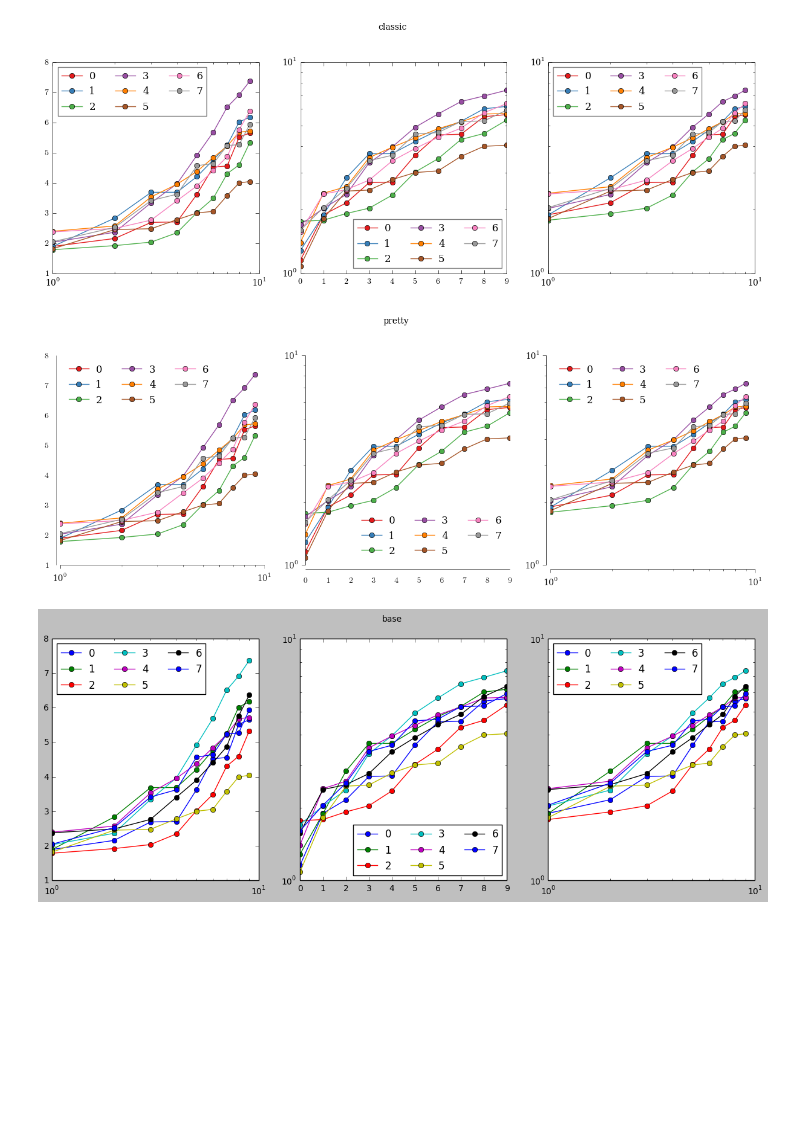
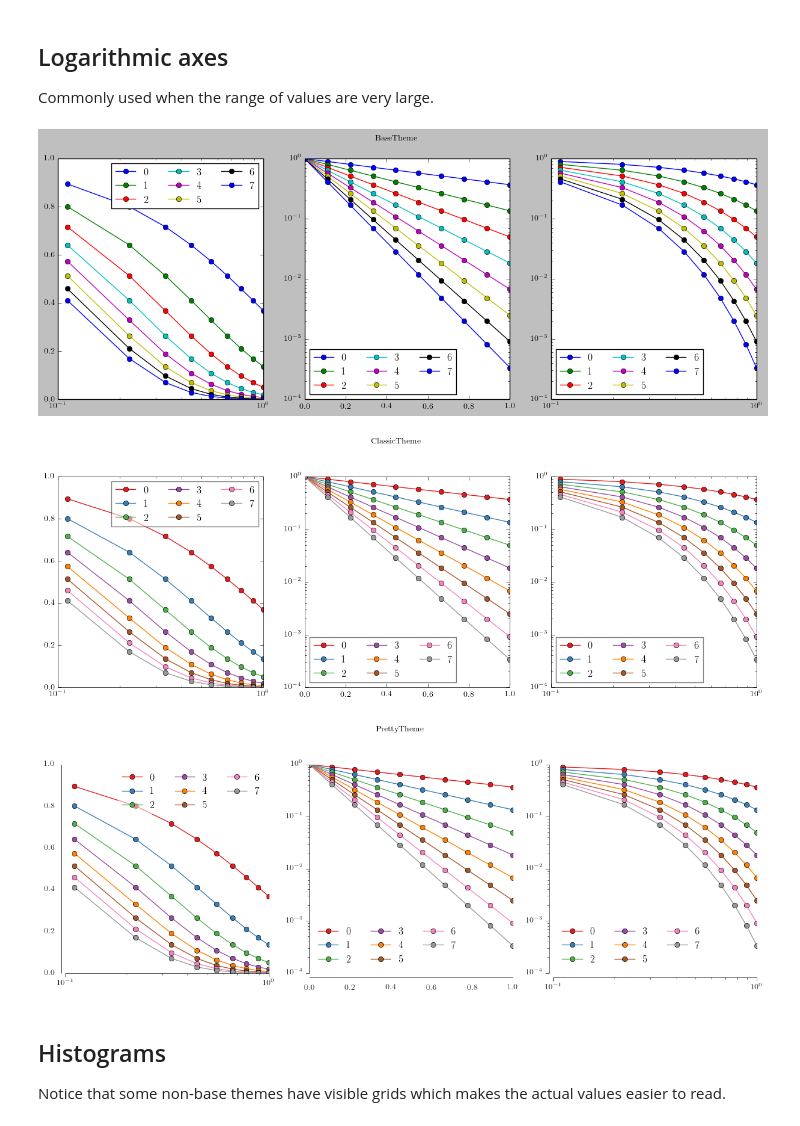
Before and after one commit to spacecowboy/pyplotthemes, a Jupyter notebook: README.ipynb, the cells around one changed output. Cells and saved outputs as stored; diff of their text form; code cells hidden in the pictures; blank space fills up the shorter version.

```diff
--- a/README.ipynb
+++ b/README.ipynb
@@ -44,0 +54,20 @@ from pyplotthemes import themes
+# %%
+def plottest(theme):
+    # Set the random seed for consistency
+    np.random.seed(0)
+
+    theme.figure(figsize=(5,4))
+
+    # Show the whole color range
+    for i in range(8):
+        y = np.random.normal(size=1000).cumsum()
+        x = np.arange(1000)
+
+        theme.plot(x, y, label=str(i))
+
+    theme.legend(loc='best', ncol=3)
+
+
+for name, theme in zip(names, themes):
+    plottest(theme)
+    theme.title(name)
@@ -44,0 +83,15 @@ from pyplotthemes import themes
+# %%
+def plottest(theme):
+    angle = np.linspace(0, 3*2*np.pi, 100)
+    r = np.linspace(0, 1, 100)
+
+    theme.figure(figsize=(5,4))
+    # Create a polar axes. Either polar=True, or projection='polar'
+    theme.axes(projection='polar')
+    # Then just call plot like normal
+    theme.plot(angle, r)
+
+
+for name, theme in zip(names, themes):
+    plottest(theme)
+    theme.title(name)
@@ -45,34 +102,38 @@ from pyplotthemes import themes
+# %% [markdown]
+## Logarithmic axes
+
+Commonly used when the range of values are very large.
 # %%
 def logtest(theme):
     theme.figure(figsize=(15,5))
 
     for sub in range(3):
-        # Set the random seed for consistency
-        np.random.seed(12)
         theme.subplot(131 + sub)
         # Show the whole color range
         for i in range(8):
-            y = 1 + np.random.uniform(size=10).cumsum()
-            x = np.arange(10)
+            x = np.linspace(0, 1, 10)
+            y = np.exp(-x*(i + 1))
 
             if sub == 0:
                 theme.semilogx(x, y, label=str(i), marker='o')
             elif sub == 1:
                 theme.semilogy(x, y, label=str(i), marker='o')
             else:
                 theme.loglog(x, y, label=str(i), marker='o')
 
             theme.legend(loc='best', ncol=3)
 
 
-for name, theme in themes.items():
-    if name != "base":
-        theme.latex = True
+for name, theme in zip(names, themes):
     logtest(theme)
     theme.gcf().suptitle(name)
 # %% [output]
-[figure, old version]
+[figure, new version]
-[figure, old version]
+[figure, new version]
-[figure, old version]
+[figure, new version]
+# %% [markdown]
+## Histograms
+
+Notice that some non-base themes have visible grids which makes the actual values easier to read.
 # %%
 def histtest(theme):
```
Also changed, not shown: parts of 10 cells of this notebook, 13 other files.
